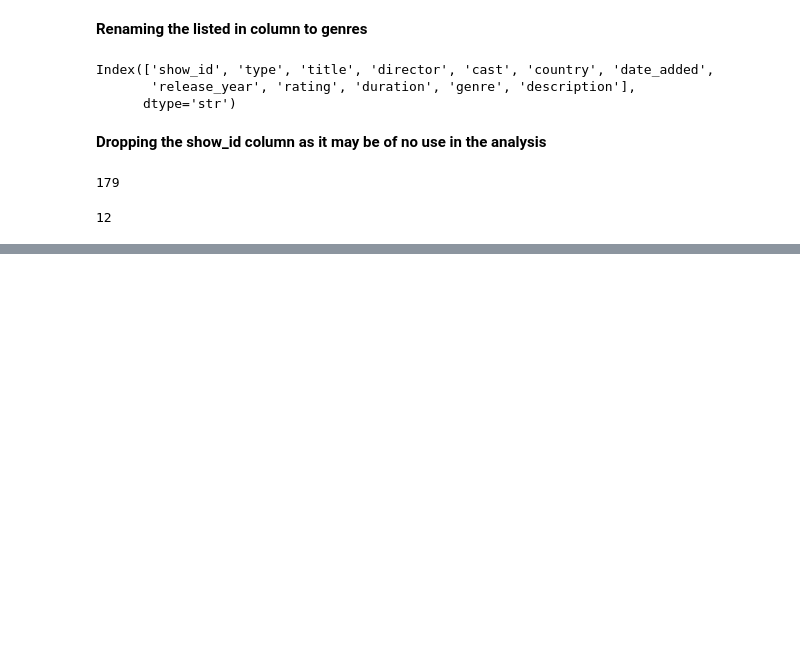
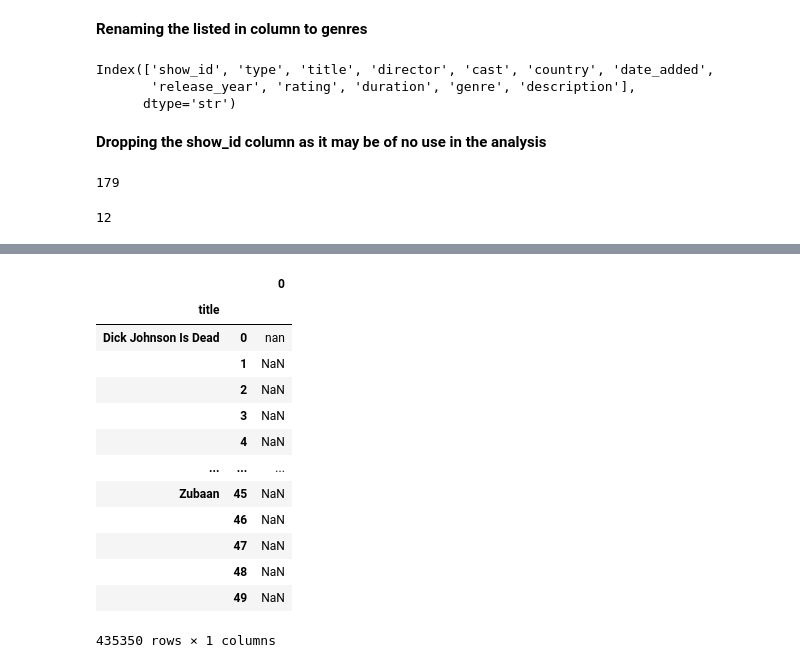
Before and after one commit to ParasGupta-BCA/SkillCircle_Python, a Jupyter notebook: Basic-Python/Project/Netflix_EDA.ipynb, the cells around one changed output, grey strips where cells are left out. Drawn from its saved outputs; the diff is of its cells as text; code cells hidden in the pictures; blank space fills up the shorter version.

```diff
--- a/Basic-Python/Project/Netflix_EDA.ipynb
+++ b/Basic-Python/Project/Netflix_EDA.ipynb
@@ -67,0 +150,3 @@ NameError: name 'df' is not defined
+# %%
+df_cast = df_cast.stack()
+df_cast
@@ -67,0 +167,18 @@ NameError: name 'df' is not defined
+# %%
+df_cast=pd.DataFrame(df_cast)
+df_cast
+# %% [output]
+|  |  | 0 |
+| title |  |  |
+| Dick Johnson Is Dead | 0 | nan |
+|  | 1 | NaN |
+|  | 2 | NaN |
+|  | 3 | NaN |
+|  | 4 | NaN |
+| ... | ... | ... |
+| Zubaan | 45 | NaN |
+|  | 46 | NaN |
+|  | 47 | NaN |
+|  | 48 | NaN |
+|  | 49 | NaN |
+435350 rows × 1 columns
```
Also changed, not shown: parts of 27 cells of this notebook, 1 other file.
